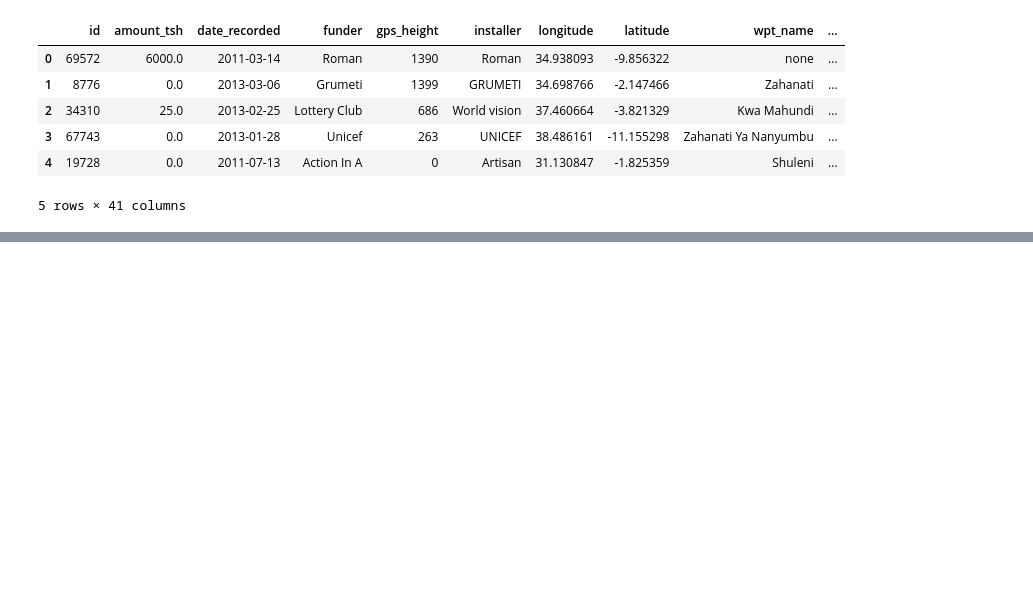
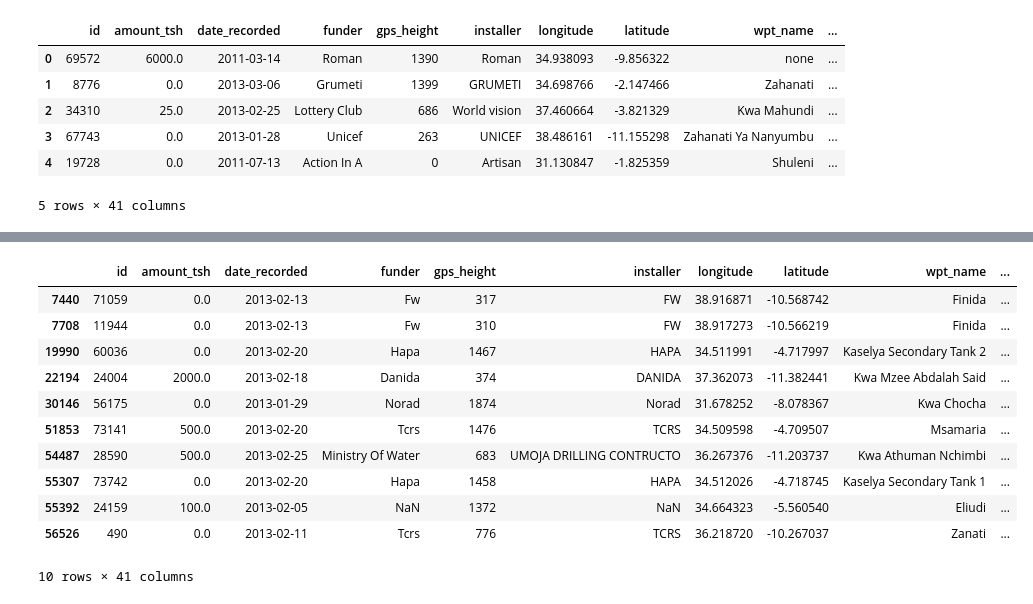
Before and after one commit to kalebts/Tanzania-Group-Project, a Jupyter notebook: kalebts.ipynb, the cells around one changed output, grey strips where cells are left out. Drawn from its saved outputs; the diff is of its cells as text; code cells hidden in the pictures; blank space fills up the shorter version.

```diff
--- a/kalebts.ipynb
+++ b/kalebts.ipynb
@@ -32,0 +292,15 @@ data.head()
+# %%
+data[data['subvillage'] == 'Zanzibar']
+# %% [output]
+|  | id | amount_tsh | date_recorded | funder | gps_height | installer | longitude | latitude | wpt_name | ... |
+| 7440 | 71059 | 0.0 | 2013-02-13 | Fw | 317 | FW | 38.916871 | -10.568742 | Finida | ... |
+| 7708 | 11944 | 0.0 | 2013-02-13 | Fw | 310 | FW | 38.917273 | -10.566219 | Finida | ... |
+| 19990 | 60036 | 0.0 | 2013-02-20 | Hapa | 1467 | HAPA | 34.511991 | -4.717997 | Kaselya Secondary Tank 2 | ... |
+| 22194 | 24004 | 2000.0 | 2013-02-18 | Danida | 374 | DANIDA | 37.362073 | -11.382441 | Kwa Mzee Abdalah Said | ... |
+| 30146 | 56175 | 0.0 | 2013-01-29 | Norad | 1874 | Norad | 31.678252 | -8.078367 | Kwa Chocha | ... |
+| 51853 | 73141 | 500.0 | 2013-02-20 | Tcrs | 1476 | TCRS | 34.509598 | -4.709507 | Msamaria | ... |
+| 54487 | 28590 | 500.0 | 2013-02-25 | Ministry Of Water | 683 | UMOJA DRILLING CONTRUCTO | 36.267376 | -11.203737 | Kwa Athuman Nchimbi | ... |
+| 55307 | 73742 | 0.0 | 2013-02-20 | Hapa | 1458 | HAPA | 34.512026 | -4.718745 | Kaselya Secondary Tank 1 | ... |
+| 55392 | 24159 | 100.0 | 2013-02-05 | NaN | 1372 | NaN | 34.664323 | -5.560540 | Eliudi | ... |
+| 56526 | 490 | 0.0 | 2013-02-11 | Tcrs | 776 | TCRS | 36.218720 | -10.267037 | Zanati | ... |
+10 rows × 41 columns
```
Also changed, not shown: parts of 25 cells of this notebook, 48 other files.
